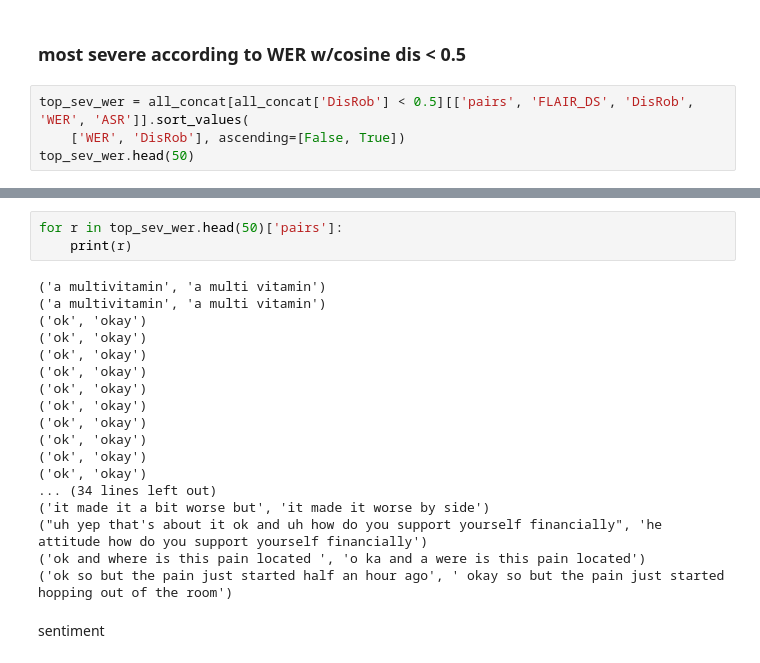
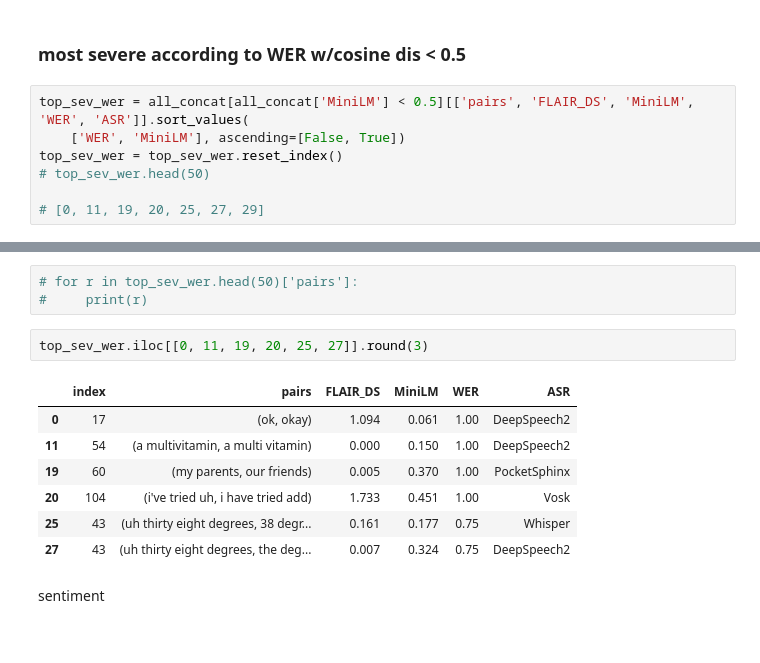
Before and after one commit to whettenr/severity-measures-asr, a Jupyter notebook: EX2.ipynb, the cells around one changed output, grey strips where cells are left out. Saved outputs shown, nothing was run; the diff lists cells and outputs as text.

```diff
--- a/EX2.ipynb
+++ b/EX2.ipynb
@@ -530,6 +534,9 @@ for r in top_sev_emb.head(50)['pairs']:
 # %% [markdown]
 ### most severe according to WER w/cosine dis < 0.5
 # %%
-top_sev_wer = all_concat[all_concat['DisRob'] < 0.5][['pairs', 'FLAIR_DS', 'DisRob', 'WER', 'ASR']].sort_values(
-    ['WER', 'DisRob'], ascending=[False, True])
-top_sev_wer.head(50)
+top_sev_wer = all_concat[all_concat['MiniLM'] < 0.5][['pairs', 'FLAIR_DS', 'MiniLM', 'WER', 'ASR']].sort_values(
+    ['WER', 'MiniLM'], ascending=[False, True])
+top_sev_wer = top_sev_wer.reset_index()
+# top_sev_wer.head(50)
+
+# [0, 11, 19, 20, 25, 27, 29]
@@ -554,24 +543,16 @@ top_sev_wer.head(50)
 # %%
-for r in top_sev_wer.head(50)['pairs']:
-    print(r)
+# for r in top_sev_wer.head(50)['pairs']:
+#     print(r)
-# %% [output]
-('a multivitamin', 'a multi vitamin')
-('a multivitamin', 'a multi vitamin')
-('ok', 'okay')
-('ok', 'okay')
-('ok', 'okay')
-('ok', 'okay')
-('ok', 'okay')
-('ok', 'okay')
-('ok', 'okay')
-('ok', 'okay')
-('ok', 'okay')
-('ok', 'okay')
-... (34 lines left out)
-('it made it a bit worse but', 'it made it worse by side')
-("uh yep that's about it ok and uh how do you support yourself financially", 'he attitude how do you support yourself financially')
-('ok and where is this pain located ', 'o ka and a were is this pain located')
-('ok so but the pain just started half an hour ago', ' okay so but the pain just started hopping out of the room')
+# %%
+top_sev_wer.iloc[[0, 11, 19, 20, 25, 27]].round(3)
+# %% [output]
+|  | index | pairs | FLAIR_DS | MiniLM | WER | ASR |
+| 0 | 17 | (ok, okay) | 1.094 | 0.061 | 1.00 | DeepSpeech2 |
+| 11 | 54 | (a multivitamin, a multi vitamin) | 0.000 | 0.150 | 1.00 | DeepSpeech2 |
+| 19 | 60 | (my parents, our friends) | 0.005 | 0.370 | 1.00 | PocketSphinx |
+| 20 | 104 | (i've tried uh, i have tried add) | 1.733 | 0.451 | 1.00 | Vosk |
+| 25 | 43 | (uh thirty eight degrees, 38 degr... | 0.161 | 0.177 | 0.75 | Whisper |
+| 27 | 43 | (uh thirty eight degrees, the deg... | 0.007 | 0.324 | 0.75 | DeepSpeech2 |
 # %% [markdown]
 sentiment
 # %%
```
Also changed, not shown: parts of 20 cells of this notebook, 1 other file.
